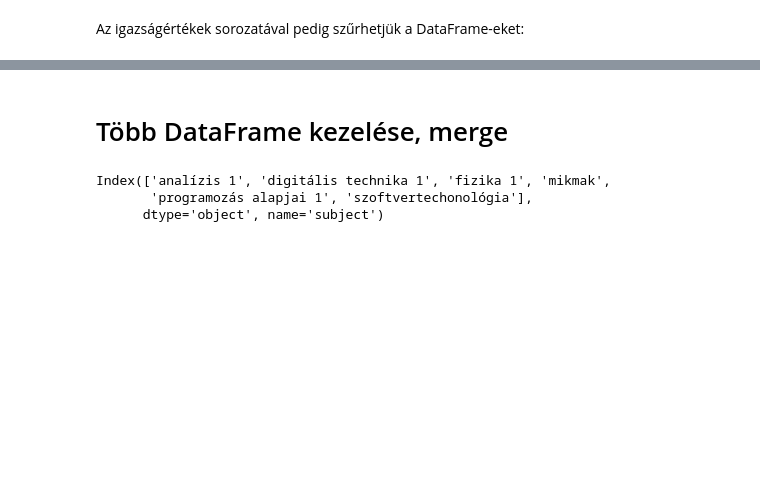
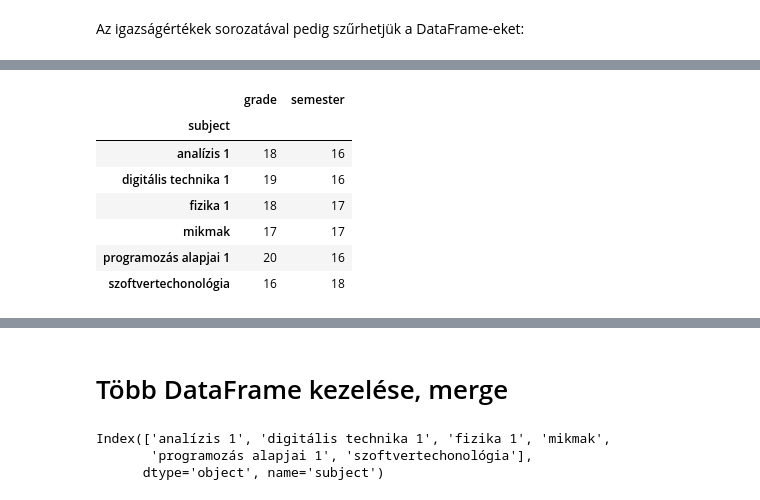
Before and after one commit to bi-labor/pandas_jupyter, a Jupyter notebook: uzleti_intelligencia/Pandas_alapok.ipynb, the cells around one changed output, grey strips where cells are left out. Cells and saved outputs as stored; diff of their text form; code cells hidden in the pictures; blank space fills up the shorter version.

```diff
--- a/uzleti_intelligencia/Pandas_alapok.ipynb
+++ b/uzleti_intelligencia/Pandas_alapok.ipynb
@@ -179,0 +188,11 @@ grades[(grades.semester == 1) & (grades.teacher == 'a')]
+# %%
+grades[['grade', 'semester']] + 15
+# %% [output]
+|  | grade | semester |
+| subject |  |  |
+| analízis 1 | 18 | 16 |
+| digitális technika 1 | 19 | 16 |
+| fizika 1 | 18 | 17 |
+| mikmak | 17 | 17 |
+| programozás alapjai 1 | 20 | 16 |
+| szoftvertechonológia | 16 | 18 |
```
Also changed, not shown: parts of 23 cells of this notebook.
